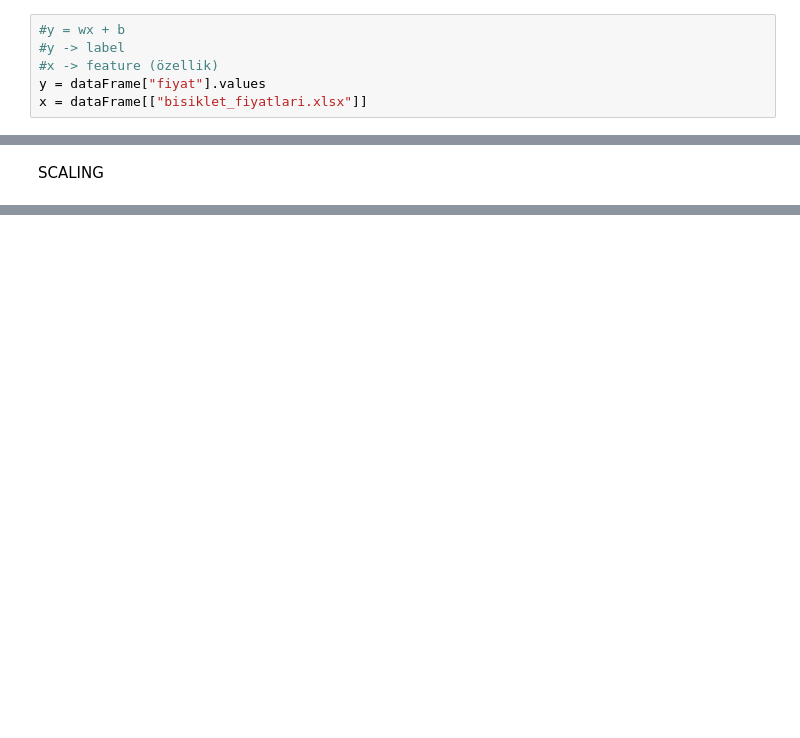
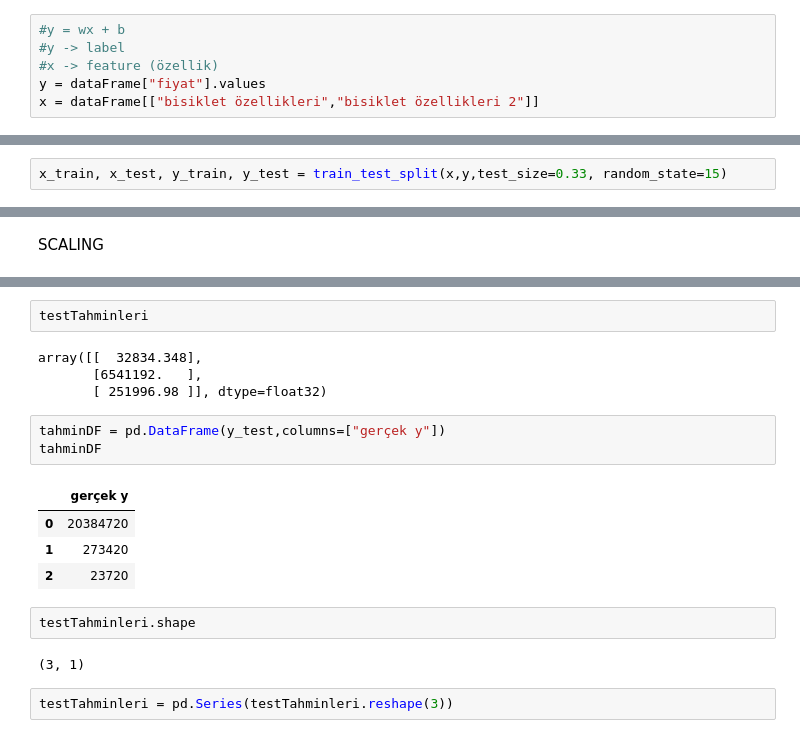
Before and after one commit to EmreUludag0/BTK-VeriBilimiPythonTensorflow, a Jupyter notebook: tensorflowGiris.ipynb, the cells around one changed output, grey strips where cells are left out. Cells and saved outputs as stored; diff of their text form; blank space fills up the shorter version.

```diff
--- a/tensorflowGiris.ipynb
+++ b/tensorflowGiris.ipynb
@@ -28,4 +25,4 @@ ModuleNotFoundError: No module named 'sklearn'
 #y -> label
 #x -> feature (özellik)
 y = dataFrame["fiyat"].values
-x = dataFrame[["bisiklet_fiyatlari.xlsx"]]
+x = dataFrame[["bisiklet özellikleri","bisiklet özellikleri 2"]]
@@ -34,0 +29,2 @@ array([  2387420, 328734802,    273420,  20384720,    273402,      5839,
+# %%
+x_train, x_test, y_train, y_test = train_test_split(x,y,test_size=0.33, random_state=15)
@@ -40,0 +101,20 @@ from sklearn.model_selection import train_test_split
+# %%
+testTahminleri
+# %% [output]
+array([[  32834.348],
+       [6541192.   ],
+       [ 251996.98 ]], dtype=float32)
+# %%
+tahminDF = pd.DataFrame(y_test,columns=["gerçek y"])
+tahminDF
+# %% [output]
+|  | gerçek y |
+| 0 | 20384720 |
+| 1 | 273420 |
+| 2 | 23720 |
+# %%
+testTahminleri.shape
+# %% [output]
+(3, 1)
+# %%
+testTahminleri = pd.Series(testTahminleri.reshape(3))
```
Also changed, not shown: parts of 30 cells of this notebook, 5 other files.
